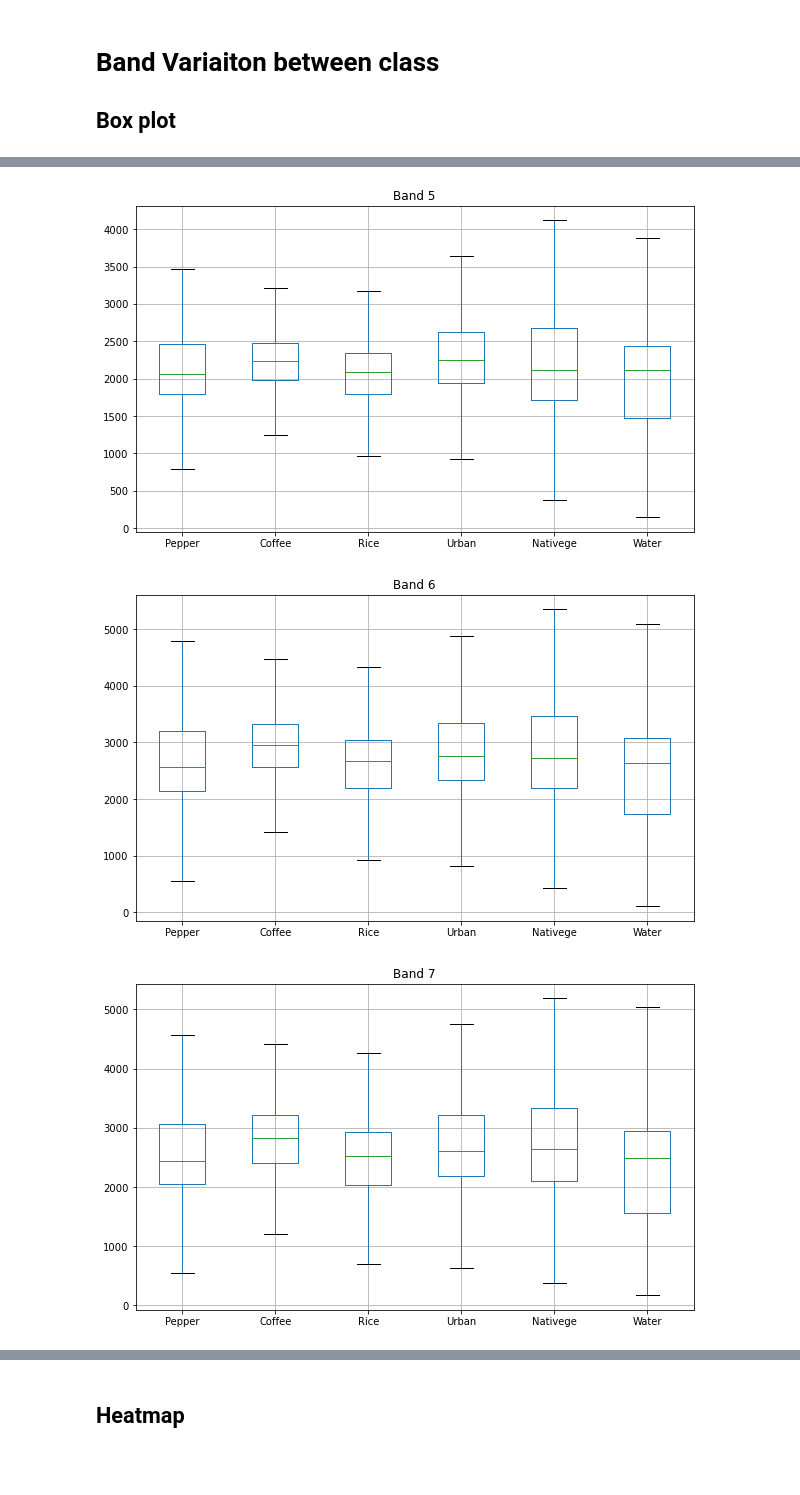
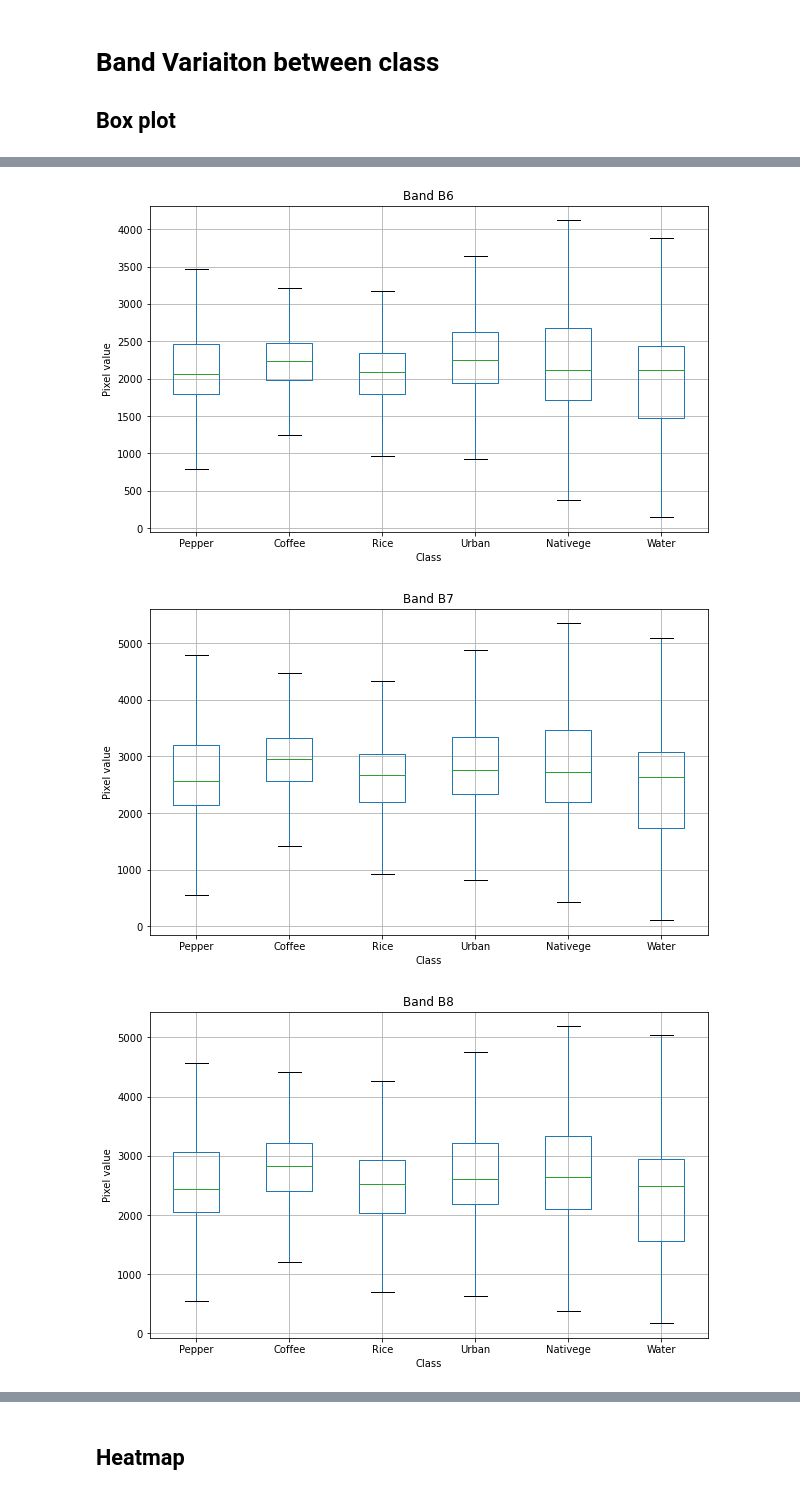
Before and after one commit to RomainCapo/IADeforestation, a Jupyter notebook: Statistics.ipynb, the cells around one changed output, grey strips where cells are left out. Drawn from its saved outputs; the diff is of its cells as text; code cells hidden in the pictures; blank space fills up the shorter version.

```diff
--- a/Statistics.ipynb
+++ b/Statistics.ipynb
@@ -37,5 +37,12 @@ for band in range(0,13):
 
     fig, ax = plt.subplots(figsize=(10,6))
     df.boxplot(ax=ax, showfliers=False)
-    ax.set_title(f"Band {band}")
+
+    ax.set_xlabel("Class")
+    ax.set_ylabel("Pixel value")
+
+    if band != 12:
+        ax.set_title(f"Band B{band+1}")
+    else:
+        ax.set_title(f"Band B8A")
 # %% [output]
@@ -47,3 +54,3 @@ for band in range(0,13):
-[figure, old version]
+[figure, new version]
-[figure, old version]
+[figure, new version]
-[figure, old version]
+[figure, new version]
```
Also changed, not shown: parts of 4 cells of this notebook, 10 other files.
